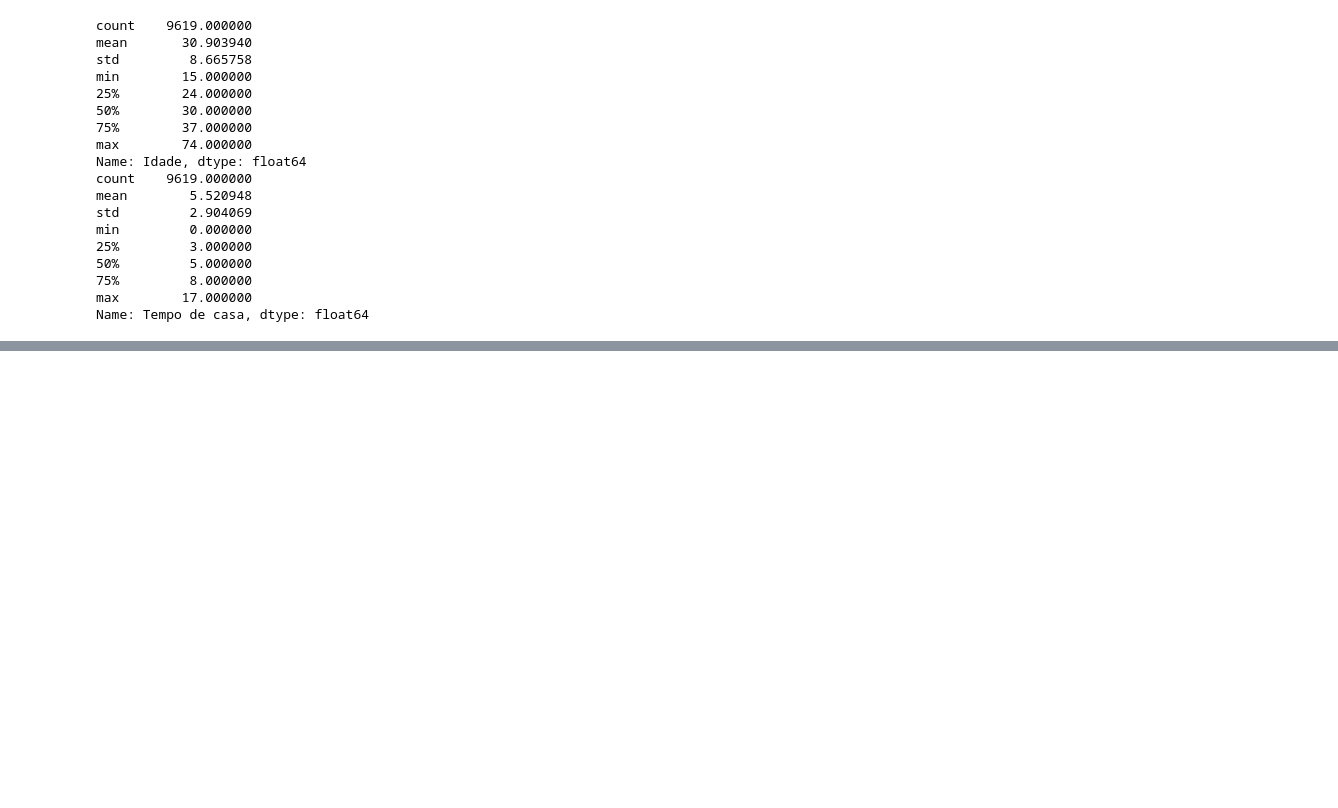
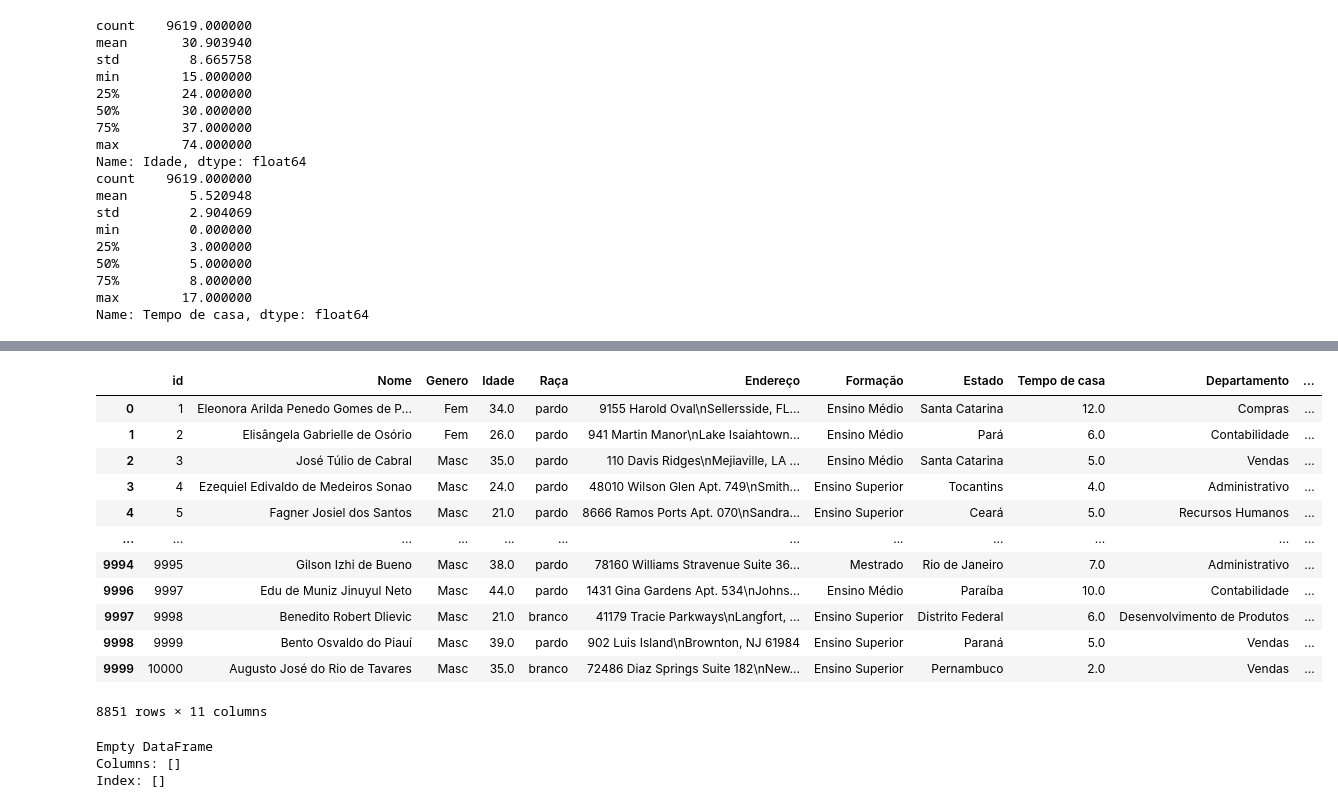
Before and after one commit to antoniosscd/Desafio_Hackathon_Ada, a Jupyter notebook: adahack-etl (1).ipynb, the cells around one changed output, grey strips where cells are left out. Cells and saved outputs as stored; diff of their text form; code cells hidden in the pictures; blank space fills up the shorter version.

```diff
--- a/adahack-etl (1).ipynb
+++ b/adahack-etl (1).ipynb
@@ -585,0 +657,16 @@ Name: Tempo de casa, dtype: float64
+# %%
+base_dados
+# %% [output]
+|  | id | Nome | Genero | Idade | Raça | Endereço | Formação | Estado | Tempo de casa | Departamento | ... |
+| 0 | 1 | Eleonora Arilda Penedo Gomes de P... | Fem | 34.0 | pardo | 9155 Harold Oval\nSellersside, FL... | Ensino Médio | Santa Catarina | 12.0 | Compras | ... |
+| 1 | 2 | Elisângela Gabrielle de Osório | Fem | 26.0 | pardo | 941 Martin Manor\nLake Isaiahtown... | Ensino Médio | Pará | 6.0 | Contabilidade | ... |
+| 2 | 3 | José Túlio de Cabral | Masc | 35.0 | pardo | 110 Davis Ridges\nMejiaville, LA ... | Ensino Médio | Santa Catarina | 5.0 | Vendas | ... |
+| 3 | 4 | Ezequiel Edivaldo de Medeiros Sonao | Masc | 24.0 | pardo | 48010 Wilson Glen Apt. 749\nSmith... | Ensino Superior | Tocantins | 4.0 | Administrativo | ... |
+| 4 | 5 | Fagner Josiel dos Santos | Masc | 21.0 | pardo | 8666 Ramos Ports Apt. 070\nSandra... | Ensino Superior | Ceará | 5.0 | Recursos Humanos | ... |
+| ... | ... | ... | ... | ... | ... | ... | ... | ... | ... | ... | ... |
+| 9994 | 9995 | Gilson Izhi de Bueno | Masc | 38.0 | pardo | 78160 Williams Stravenue Suite 36... | Mestrado | Rio de Janeiro | 7.0 | Administrativo | ... |
+| 9996 | 9997 | Edu de Muniz Jinuyul Neto | Masc | 44.0 | pardo | 1431 Gina Gardens Apt. 534\nJohns... | Ensino Médio | Paraíba | 10.0 | Contabilidade | ... |
+| 9997 | 9998 | Benedito Robert Dlievic | Masc | 21.0 | branco | 41179 Tracie Parkways\nLangfort, ... | Ensino Superior | Distrito Federal | 6.0 | Desenvolvimento de Produtos | ... |
+| 9998 | 9999 | Bento Osvaldo do Piauí | Masc | 39.0 | pardo | 902 Luis Island\nBrownton, NJ 61984 | Ensino Superior | Paraná | 5.0 | Vendas | ... |
+| 9999 | 10000 | Augusto José do Rio de Tavares | Masc | 35.0 | branco | 72486 Diaz Springs Suite 182\nNew... | Ensino Superior | Pernambuco | 2.0 | Vendas | ... |
+8851 rows × 11 columns
@@ -585,0 +684,6 @@ Name: Tempo de casa, dtype: float64
+# %%
+print(grupo_inc2)
+# %% [output]
+Empty DataFrame
+Columns: []
+Index: []
```
Also changed, not shown: parts of 15 cells of this notebook.
